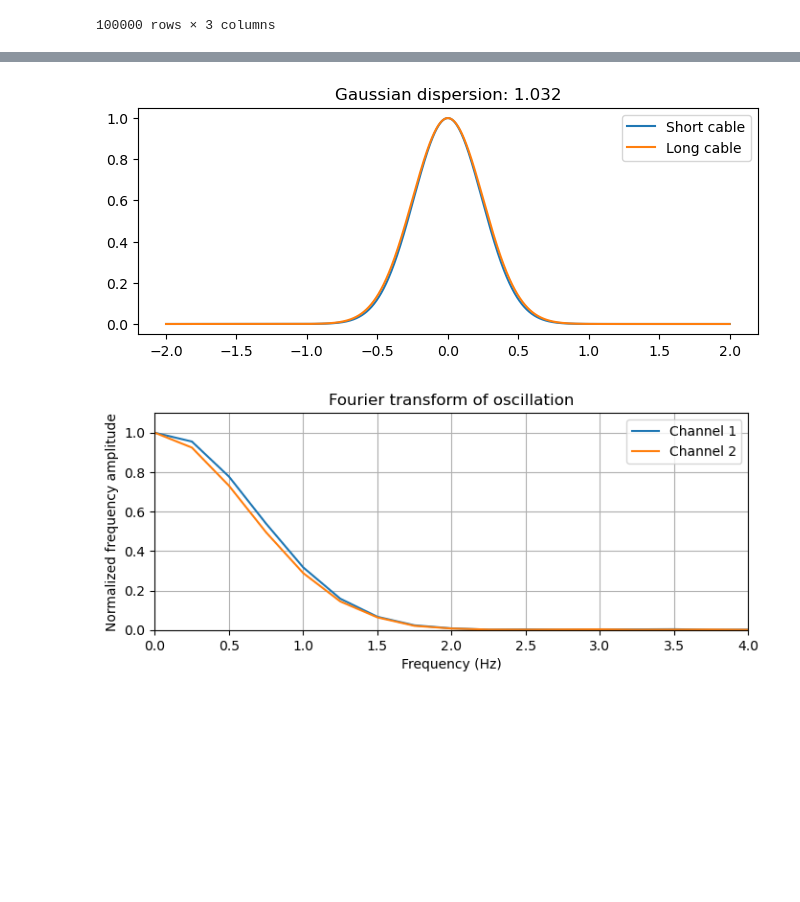
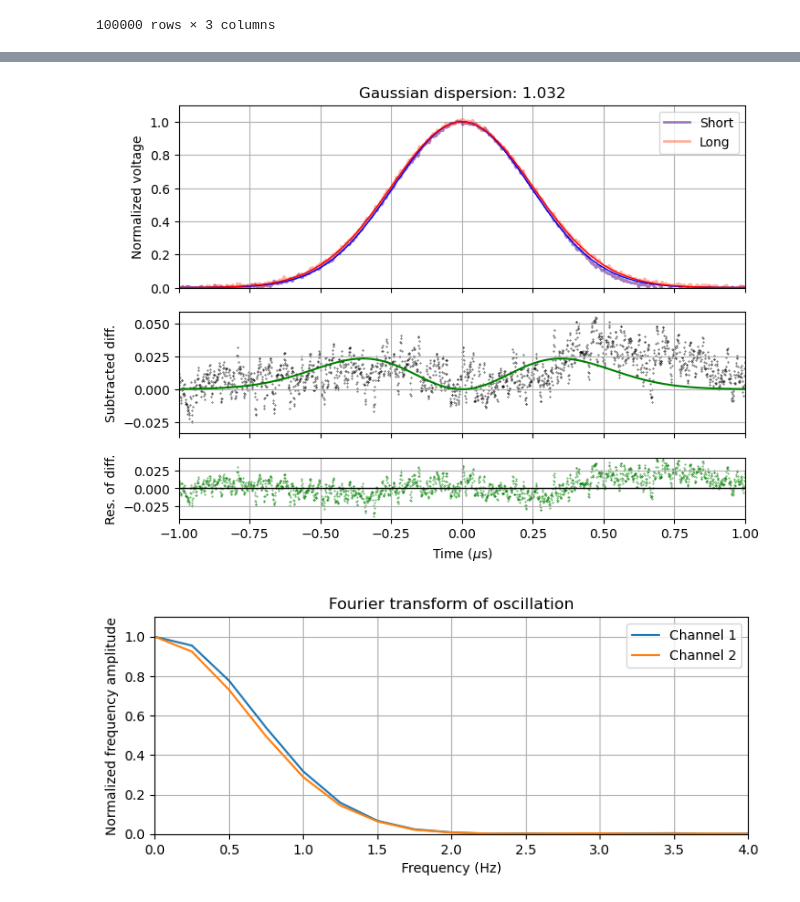
Before and after one commit to xingyzt/5bl, a Jupyter notebook: capstone/gaussian_dispersion.ipynb, the cells around one changed output, grey strips where cells are left out. Cells and saved outputs as stored; diff of their text form; code cells hidden in the pictures; blank space fills up the shorter version.

```diff
--- a/capstone/gaussian_dispersion.ipynb
+++ b/capstone/gaussian_dispersion.ipynb
@@ -79,10 +84,10 @@ antiselect = near > 3
 
 t = t_raw[select]
 t -= np.mean(t)
+dt = np.average(np.diff(t))
 
-ch1 = ch1_raw[select] - np.mean(ch1_raw[antiselect])
-ch2 = ch2_raw[select] - np.mean(ch2_raw[antiselect])
-plt.plot(t, ch1)
-plt.plot(t, ch2)
-plt.xlabel("Time (microsec)")
-plt.show()
+ch1_noisy = ch1_raw[select] - np.mean(ch1_raw[antiselect])
+ch2_noisy = ch2_raw[select] - np.mean(ch2_raw[antiselect])
+
+ch1 = sp.signal.savgol_filter(ch1_noisy, 10, 3)
+ch2 = sp.signal.savgol_filter(ch2_noisy, 10, 3)
@@ -112,11 +168,44 @@ plt.plot(t, delayed(t, A2, g2, x2))
 # %%
+fig, [ax1, ax2, ax3] = plt.subplots(3,1,sharex=True,figsize=(8,6),gridspec_kw={'height_ratios': [3, 2, 1]})
+
+shift1 = -int(x1/dt)
+shift2 = -int(x2/dt)
+ret = t[shift1:-shift2] - x2
+re1 = ch1[shift2:-shift1] / A1
+re2 = ch2[shift1:-shift2] / A2
+
+plt.sca(ax1)
 plt.title(f"Gaussian dispersion: {g2/g1:.3f}")
-plt.plot(t, curve(t, 1, g1), label="Short cable")
-plt.plot(t, curve(t, 1, g2), label="Long cable")
+plt.plot(ret, re1, c="indigo", label="Short", lw=2, alpha=0.5)
+plt.plot(ret, re2, c="tomato", label="Long", lw=2, alpha=0.5)
+plt.plot(t, curve(t, 1, g1), lw=1, c="blue")
+plt.plot(t, curve(t, 1, g2), lw=1, c="red")
+plt.ylim(0,1.1)
+plt.xlim(-1,1)
+plt.ylabel("Normalized voltage")
+plt.grid()
 plt.legend()
+
+plt.sca(ax2)
+plt.ylabel("Subtracted diff.")
+plt.plot(ret, curve(ret, 1, g2) - curve(ret, 1, g1), c="green")
+plt.scatter(ret, re2 - re1, s=0.1, c="black")
+plt.grid()
+
+plt.sca(ax3)
+resdiff = (re2 - re1) - (curve(ret, 1, g2) - curve(ret, 1, g1))
+maxres = np.max(np.abs(resdiff))
+plt.ylim(-maxres, maxres)
+plt.ylabel("Res. of diff.")
+plt.scatter(ret, resdiff, s=0.1, c="green")
+plt.axhline(0, c="black", lw=1)
+plt.grid()
+
+plt.xlabel("Time ($\mu$s)")
+
 plt.show()
 # %% [output]
-[figure, old version]
+[figure, new version]
 # %%
 from scipy.fft import fft, fftfreq, fftshift
 
```
Also changed, not shown: parts of 10 cells of this notebook, 1 other file.
